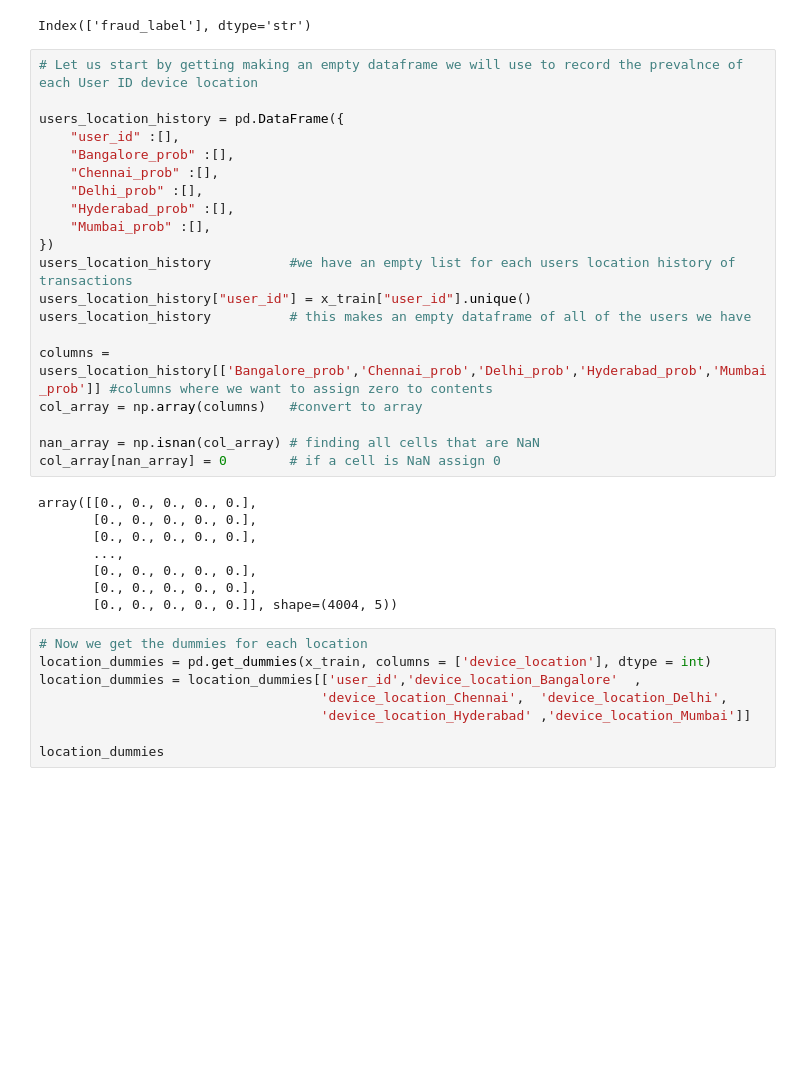
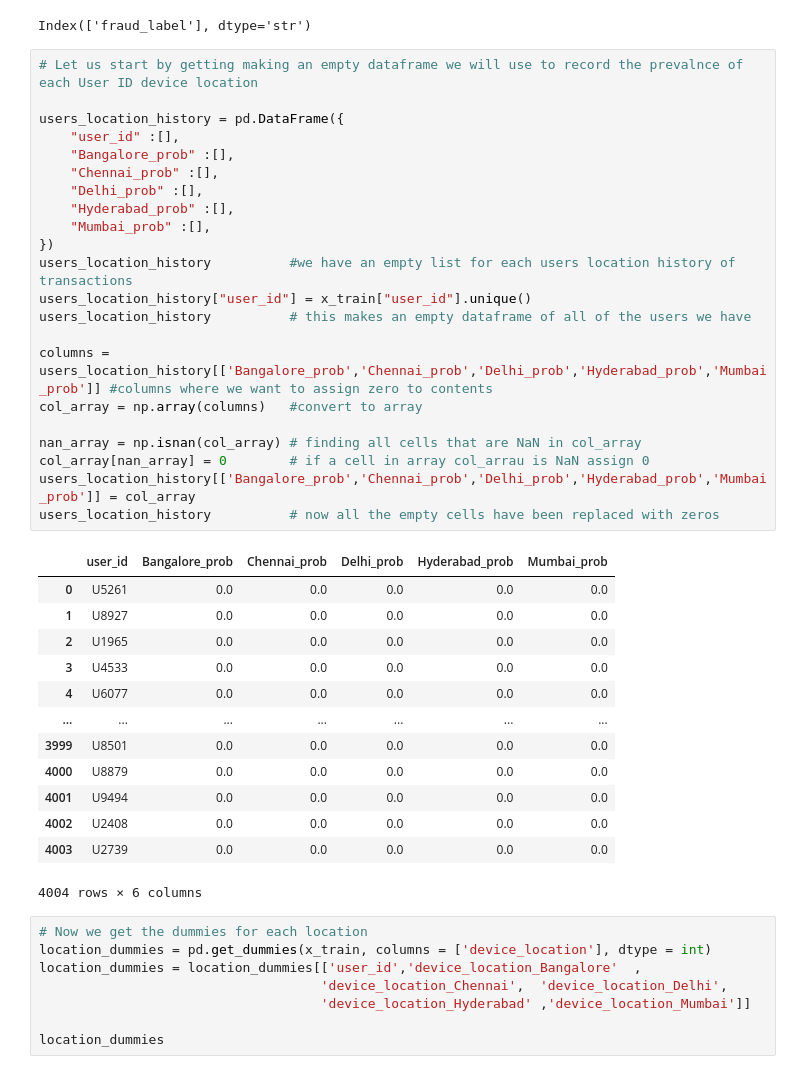
Before and after one commit to leta199/Fraud-Detection, a Jupyter notebook: modelling/Fraud detection.ipynb, the cells around one changed output. Drawn from its saved outputs; the diff is of its cells as text; blank space fills up the shorter version.

```diff
--- a/modelling/Fraud detection.ipynb
+++ b/modelling/Fraud detection.ipynb
@@ -158,31 +158,39 @@ Index(['fraud_label'], dtype='str')
 # %%
 # Let us start by getting making an empty dataframe we will use to record the prevalnce of each User ID device location
 
 users_location_history = pd.DataFrame({
     "user_id" :[],
     "Bangalore_prob" :[],
     "Chennai_prob" :[],
     "Delhi_prob" :[],
     "Hyderabad_prob" :[],
     "Mumbai_prob" :[],
 })
 users_location_history          #we have an empty list for each users location history of transactions
 users_location_history["user_id"] = x_train["user_id"].unique()
 users_location_history          # this makes an empty dataframe of all of the users we have
 
 columns = users_location_history[['Bangalore_prob','Chennai_prob','Delhi_prob','Hyderabad_prob','Mumbai_prob']] #columns where we want to assign zero to contents
 col_array = np.array(columns)   #convert to array
 
-nan_array = np.isnan(col_array) # finding all cells that are NaN
-col_array[nan_array] = 0        # if a cell is NaN assign 0
+nan_array = np.isnan(col_array) # finding all cells that are NaN in col_array
+col_array[nan_array] = 0        # if a cell in array col_arrau is NaN assign 0
+users_location_history[['Bangalore_prob','Chennai_prob','Delhi_prob','Hyderabad_prob','Mumbai_prob']] = col_array
+users_location_history          # now all the empty cells have been replaced with zeros
 # %% [output]
+|  | user_id | Bangalore_prob | Chennai_prob | Delhi_prob | Hyderabad_prob | Mumbai_prob |
+| 0 | U5261 | 0.0 | 0.0 | 0.0 | 0.0 | 0.0 |
+| 1 | U8927 | 0.0 | 0.0 | 0.0 | 0.0 | 0.0 |
+| 2 | U1965 | 0.0 | 0.0 | 0.0 | 0.0 | 0.0 |
+| 3 | U4533 | 0.0 | 0.0 | 0.0 | 0.0 | 0.0 |
+| 4 | U6077 | 0.0 | 0.0 | 0.0 | 0.0 | 0.0 |
+| ... | ... | ... | ... | ... | ... | ... |
+| 3999 | U8501 | 0.0 | 0.0 | 0.0 | 0.0 | 0.0 |
+| 4000 | U8879 | 0.0 | 0.0 | 0.0 | 0.0 | 0.0 |
+| 4001 | U9494 | 0.0 | 0.0 | 0.0 | 0.0 | 0.0 |
+| 4002 | U2408 | 0.0 | 0.0 | 0.0 | 0.0 | 0.0 |
+| 4003 | U2739 | 0.0 | 0.0 | 0.0 | 0.0 | 0.0 |
-array([[0., 0., 0., 0., 0.],
-       [0., 0., 0., 0., 0.],
-       [0., 0., 0., 0., 0.],
-       ...,
-       [0., 0., 0., 0., 0.],
-       [0., 0., 0., 0., 0.],
-       [0., 0., 0., 0., 0.]], shape=(4004, 5))
+4004 rows × 6 columns
 # %%
 # Now we get the dummies for each location
 location_dummies = pd.get_dummies(x_train, columns = ['device_location'], dtype = int)
```
Also changed, not shown: parts of 46 cells of this notebook.
